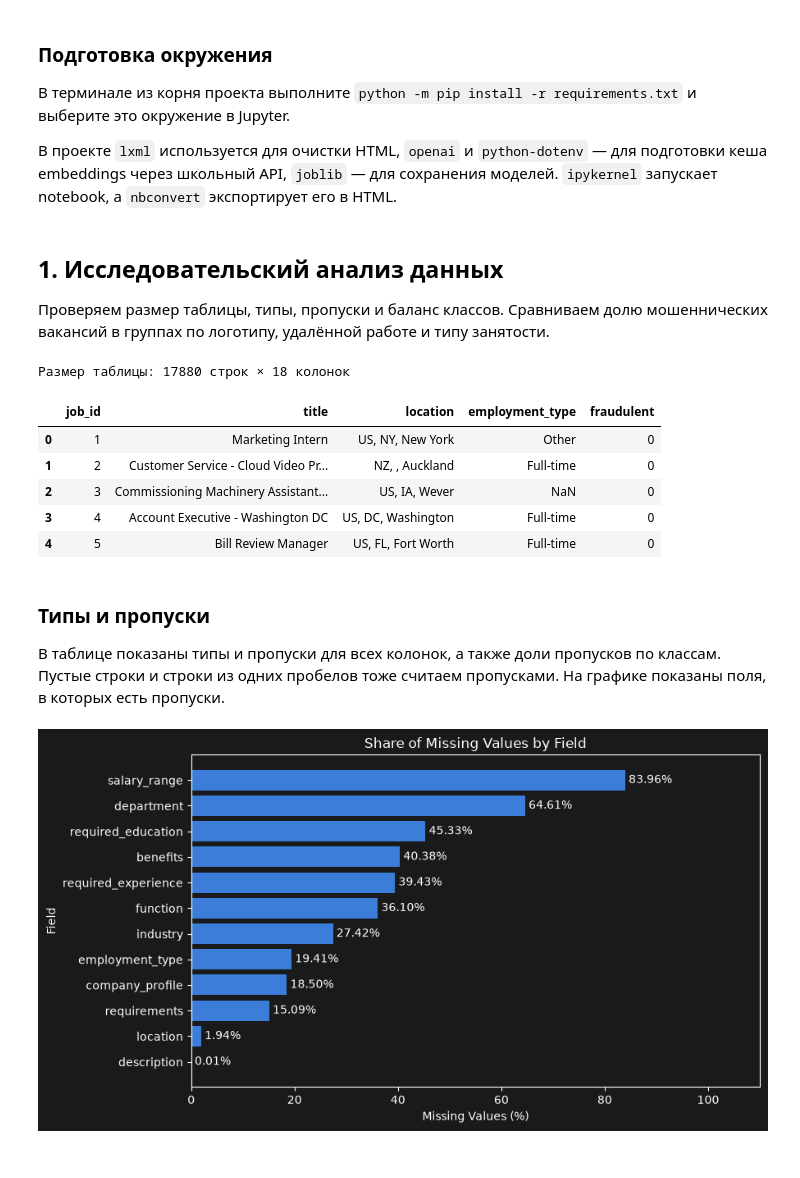
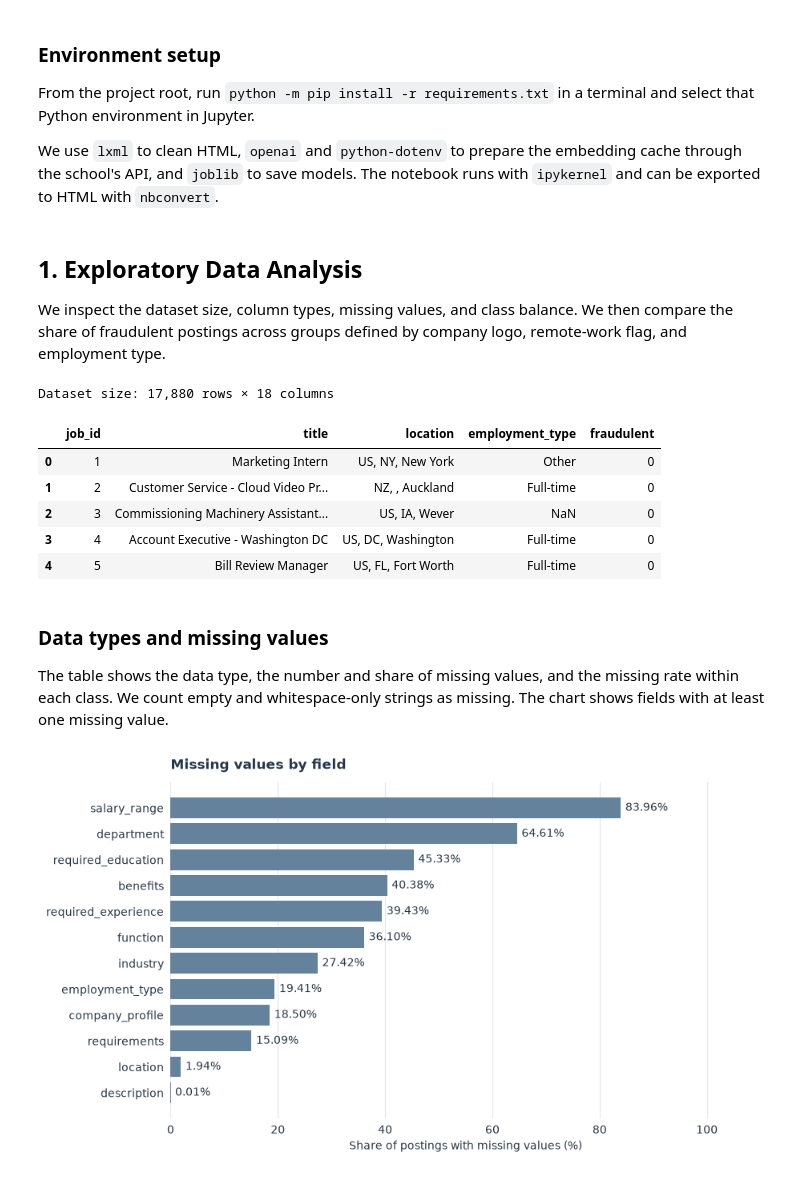
Before and after one commit to noamorii/4IZ582-fraudulent-job-detection, a Jupyter notebook: project.ipynb, the cells around one changed output. Saved outputs shown, nothing was run; the diff lists cells and outputs as text; code cells hidden in the pictures.

```diff
--- a/project.ipynb
+++ b/project.ipynb
@@ -9,13 +9,13 @@
 # %% [markdown]
-### Подготовка окружения
+### Environment setup
 
-В терминале из корня проекта выполните `python -m pip install -r requirements.txt` и выберите это окружение в Jupyter.
+From the project root, run `python -m pip install -r requirements.txt` in a terminal and select that Python environment in Jupyter.
 
-В проекте `lxml` используется для очистки HTML, `openai` и `python-dotenv` — для подготовки кеша embeddings через школьный API, `joblib` — для сохранения моделей. `ipykernel` запускает notebook, а `nbconvert` экспортирует его в HTML.
+We use `lxml` to clean HTML, `openai` and `python-dotenv` to prepare the embedding cache through the school's API, and `joblib` to save models. The notebook runs with `ipykernel` and can be exported to HTML with `nbconvert`.
 # %% [markdown]
-## 1. Исследовательский анализ данных
+## 1. Exploratory Data Analysis
 
-Проверяем размер таблицы, типы, пропуски и баланс классов. Сравниваем долю мошеннических вакансий в группах по логотипу, удалённой работе и типу занятости.
+We inspect the dataset size, column types, missing values, and class balance. We then compare the share of fraudulent postings across groups defined by company logo, remote-work flag, and employment type.
 # %%
 from pathlib import Path
 
@@ -26,10 +26,10 @@ DATA_PATH = Path('data/fake_job_postings.csv')
 jobs = pd.read_csv(DATA_PATH)
 
 n_rows, n_columns = jobs.shape
-print(f'Размер таблицы: {n_rows} строк × {n_columns} колонок')
+print(f'Dataset size: {n_rows:,} rows × {n_columns} columns')
 jobs[['job_id', 'title', 'location', 'employment_type', 'fraudulent']].head(5)
 # %% [output]
-Размер таблицы: 17880 строк × 18 колонок
+Dataset size: 17,880 rows × 18 columns
 |  | job_id | title | location | employment_type | fraudulent |
 | 0 | 1 | Marketing Intern | US, NY, New York | Other | 0 |
 | 1 | 2 | Customer Service - Cloud Video Pr... | NZ, , Auckland | Full-time | 0 |
@@ -37,38 +37,47 @@ jobs[['job_id', 'title', 'location', 'employment_type', 'fraudulent']].head(5)
 | 3 | 4 | Account Executive - Washington DC | US, DC, Washington | Full-time | 0 |
 | 4 | 5 | Bill Review Manager | US, FL, Fort Worth | Full-time | 0 |
 # %% [markdown]
-### Типы и пропуски
+### Data types and missing values
 
-В таблице показаны типы и пропуски для всех колонок, а также доли пропусков по классам. Пустые строки и строки из одних пробелов тоже считаем пропусками. На графике показаны поля, в которых есть пропуски.
+The table shows the data type, the number and share of missing values, and the missing rate within each class. We count empty and whitespace-only strings as missing. The chart shows fields with at least one missing value.
+# %%
+CLASS_LABELS = {0: "Legitimate", 1: "Fraudulent"}
+CLASS_COLORS = {0: "#326C96", 1: "#BB5043"}
+TEXT_COLOR = "#253747"
+
+
+def style_axes(ax, title, grid_axis="y"):
+    ax.set_title(title, loc="left", pad=12, fontweight="bold", color=TEXT_COLOR)
+    ax.set_axisbelow(True)
+    ax.grid(axis=grid_axis, color="#E1E8EF", linewidth=0.8)
+    for spine in ax.spines.values():
+        spine.set_visible(False)
+    ax.tick_params(length=0, pad=6, colors=TEXT_COLOR)
+    ax.xaxis.label.set_color(TEXT_COLOR)
+    ax.yaxis.label.set_color(TEXT_COLOR)
 # %%
 missing = jobs.replace(r"^\s*$", pd.NA, regex=True).isna()
 by_class = missing.groupby(jobs["fraudulent"], observed=True).mean().T
 by_class = by_class.reindex(columns=[0, 1]) * 100
 
 data_profile = pd.DataFrame({
-    "Тип": jobs.dtypes.astype(str),
-    "Число пропусков": missing.sum(),
-    "Пропуски, %": missing.mean() * 100,
-    "Пропуски у реальных, %": by_class[0],
-    "Пропуски у мошеннических, %": by_class[1],
-}).round(2).sort_values("Число пропусков", ascending=False)
+    "Data type": jobs.dtypes.astype(str),
+    "Missing count": missing.sum(),
+    "Missing (%)": missing.mean() * 100,
+    "Missing in legitimate postings (%)": by_class[0],
+    "Missing in fraudulent postings (%)": by_class[1],
+}).round(2).sort_values("Missing count", ascending=False)
 
-with_missing = data_profile.loc[data_profile["Число пропусков"] > 0]
+with_missing = data_profile.loc[data_profile["Missing count"] > 0]
 
-fig, ax = plt.subplots(figsize=(9, 5))
-bars = ax.barh(with_missing.index, with_missing["Пропуски, %"], color="#3b7dd8")
+fig, ax = plt.subplots(figsize=(9, 5), layout="constrained")
+bars = ax.barh(with_missing.index, with_missing["Missing (%)"], color="#64829B")
 ax.invert_yaxis()
-ax.bar_label(bars, fmt="%.2f%%", padding=3)
-ax.set(
-    title="Share of Missing Values by Field",
-    xlabel="Missing Values (%)",
-    ylabel="Field",
-    xlim=(0, 110),
-    xticks=range(0, 101, 20),
-)
-fig.tight_layout()
+ax.bar_label(bars, fmt="%.2f%%", padding=4, color=TEXT_COLOR)
+ax.set(xlabel="Share of postings with missing values (%)", xlim=(0, 110), xticks=range(0, 101, 20))
+style_axes(ax, "Missing values by field", grid_axis="x")
 plt.show()
 
 data_profile
 # %% [output]
-[figure, old version]
+[figure, new version]
```
Also changed, not shown: parts of 22 cells of this notebook.
